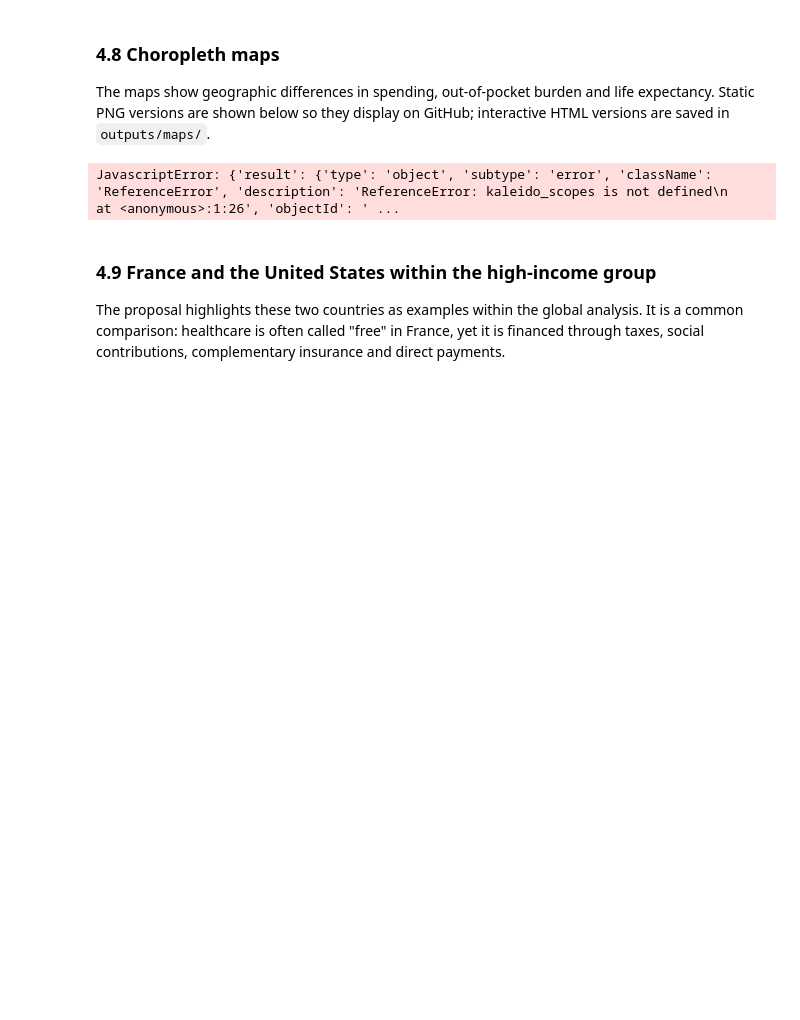
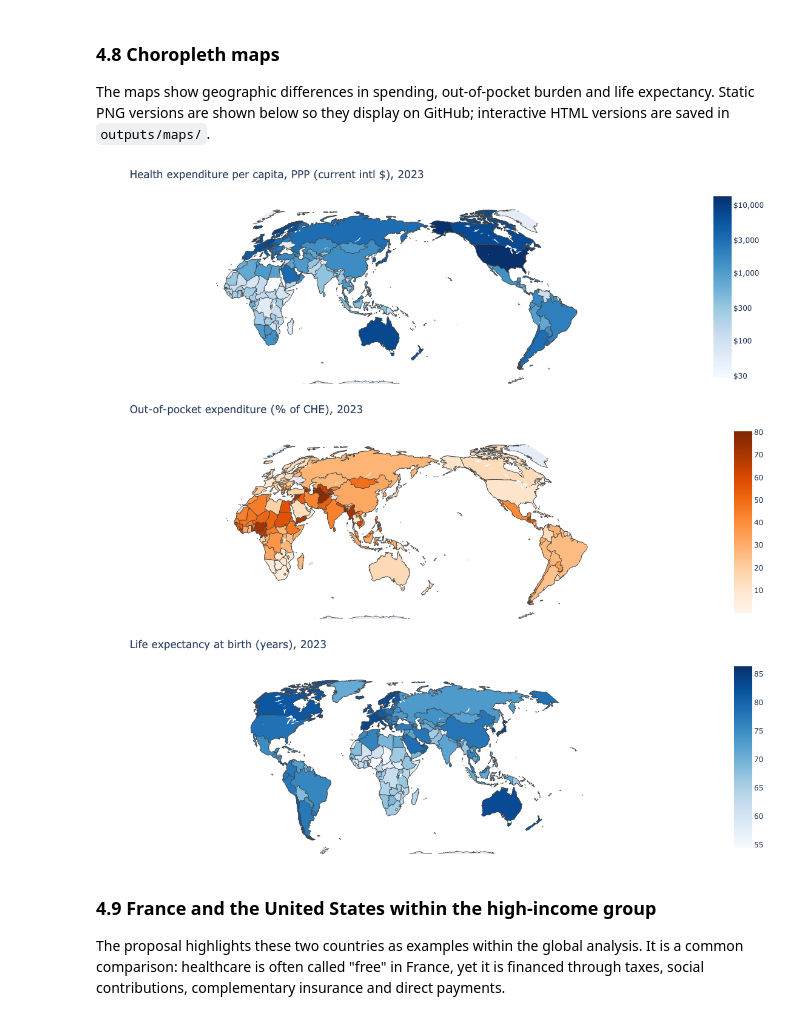
Before and after one commit to Manojkumal/Healthcare_Project, a Jupyter notebook: Healthcare_Spending_Life_Expectancy.ipynb, the cells around one changed output. Drawn from its saved outputs; the diff is of its cells as text; code cells hidden in the pictures; blank space fills up the shorter version.

```diff
--- a/Healthcare_Spending_Life_Expectancy.ipynb
+++ b/Healthcare_Spending_Life_Expectancy.ipynb
@@ -746,23 +746,56 @@ save(fig, "fig07_oop_vs_life_exp.png")
 
 The maps show geographic differences in spending, out-of-pocket burden and life expectancy. Static PNG versions are shown below so they display on GitHub; interactive HTML versions are saved in `outputs/maps/`.
 # %%
-map_specs = [("che_pc_ppp", "Blues", True), ("oop_pct_che", "Oranges", False), ("life_exp", "Blues", False)]
+
+map_specs = [
+    ("che_pc_ppp", "Blues", True),
+    ("oop_pct_che", "Oranges", False),
+    ("life_exp", "Blues", False)
+]
+
 for v, scale, logc in map_specs:
     d = panel[panel.year == LATEST].dropna(subset=[v]).copy()
     d["color"] = np.log10(d[v]) if logc else d[v]
-    fig = px.choropleth(d, locations="iso3", color="color", hover_name="country", hover_data={v: ":,.1f", "iso3": False, "color": False},
-                        color_continuous_scale=scale, title=f"{LABELS[v]}, {LATEST}")
+
+    fig = px.choropleth(
+        d,
+        locations="iso3",
+        color="color",
+        hover_name="country",
+        hover_data={v: ":,.1f", "iso3": False, "color": False},
+        color_continuous_scale=scale,
+        title=f"{LABELS[v]}, {LATEST}"
+    )
+
     if logc:
         ticks = [30, 100, 300, 1000, 3000, 10000]
-        fig.update_coloraxes(colorbar=dict(tickvals=np.log10(ticks), ticktext=[f"${t:,}" for t in ticks], title=""))
+        fig.update_coloraxes(
+            colorbar=dict(
+                tickvals=np.log10(ticks),
+                ticktext=[f"${t:,}" for t in ticks],
+                title=""
+            )
+        )
     else:
         fig.update_coloraxes(colorbar_title="")
-    fig.update_layout(margin=dict(l=0, r=0, t=40, b=0), geo=dict(showframe=False, projection_type="natural earth"))
-    fig.write_html(MAP_DIR / f"map_{v}_{LATEST}.html", include_plotlyjs="cdn")
-    fig.write_image(FIG_DIR / f"map_{v}_{LATEST}.png", width=1000, height=500, scale=1.5)
-    display(Image(filename=str(FIG_DIR / f"map_{v}_{LATEST}.png"), width=850))
+
+    fig.update_layout(
+        margin=dict(l=0, r=0, t=40, b=0),
+        geo=dict(showframe=False, projection_type="natural earth")
+    )
+
+    # Save interactive HTML map
+    fig.write_html(
+        MAP_DIR / f"map_{v}_{LATEST}.html",
+        include_plotlyjs=True
+    )
+
+    # Display map directly in the notebook
+    fig.show()
 # %% [output]
-JavascriptError: {'result': {'type': 'object', 'subtype': 'error', 'className': 'ReferenceError', 'description': 'ReferenceError: kaleido_scopes is not defined\n    at <anonymous>:1:26', 'objectId': ' ...
+[figure, added]
+[figure, added]
+[figure, added]
 # %% [markdown]
 ### 4.9 France and the United States within the high-income group
 
```
